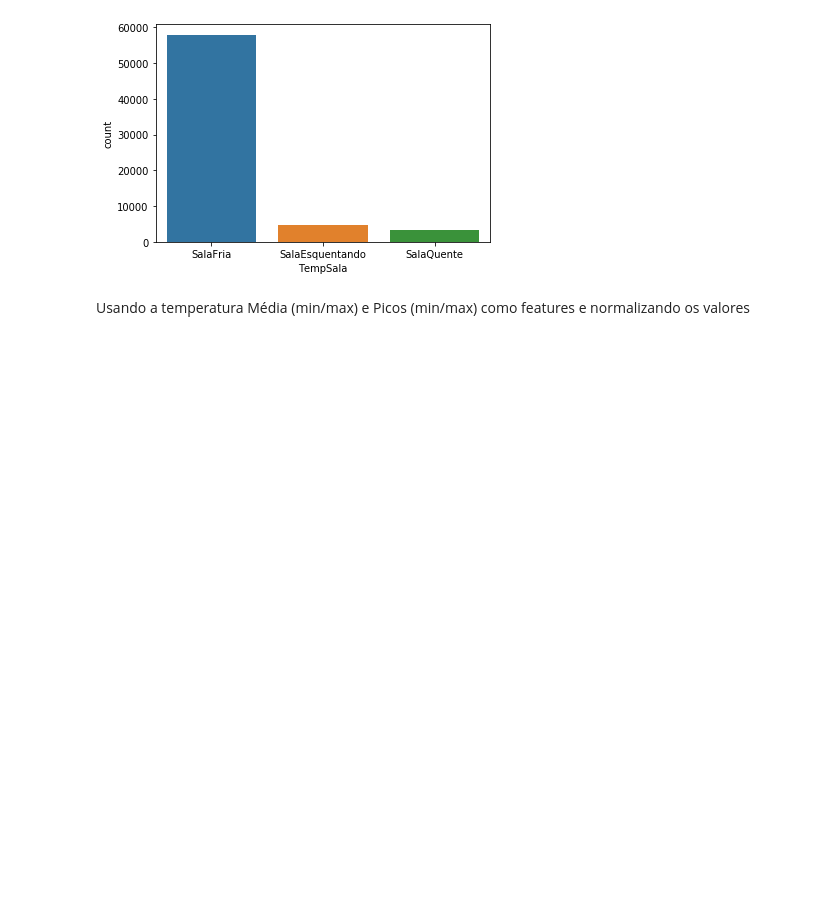
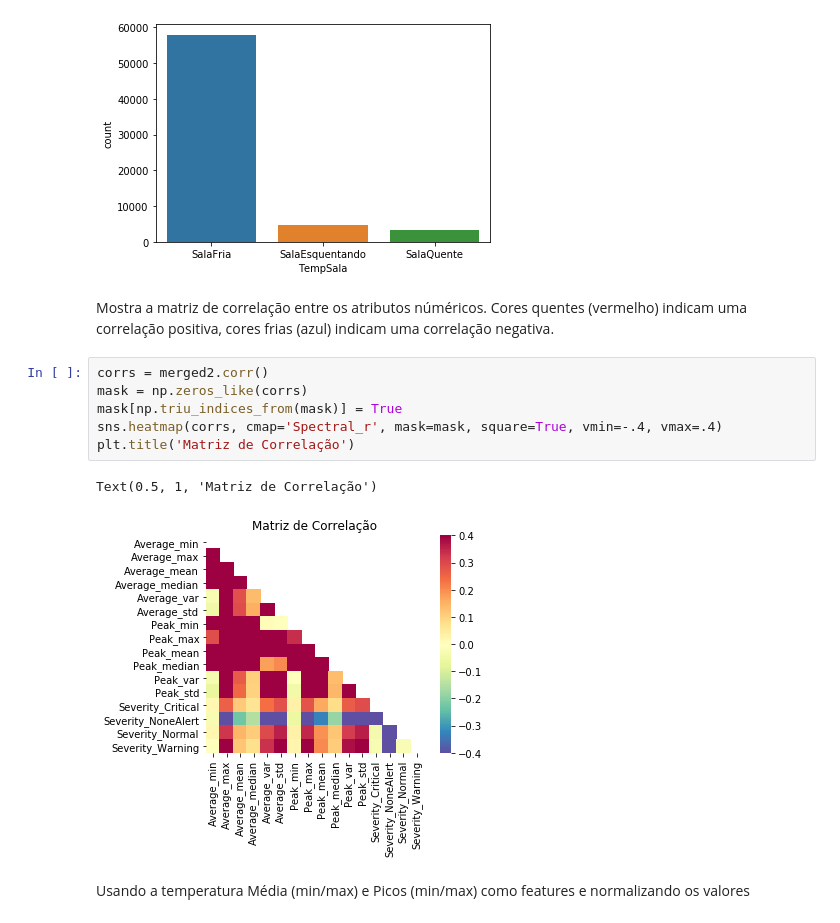
Before and after one commit to RomulosDS/TCC, a Jupyter notebook: prop4.ipynb, the cells around one changed output. Drawn from its saved outputs; the diff is of its cells as text; blank space fills up the shorter version.

Commit message:
incluso matriz de correlação

```diff
--- a/prop4.ipynb
+++ b/prop4.ipynb
@@ -197,6 +197,17 @@ Severity = sns.countplot(merged2['Severity'])
 TempSala = sns.countplot(merged2['TempSala'])
 # %% [output]
 [figure]
+# %% [markdown]
+Mostra a matriz de correlação entre os atributos núméricos. Cores quentes (vermelho) indicam uma correlação positiva, cores frias (azul) indicam uma correlação negativa.
+# %%
+corrs = merged2.corr()
+mask = np.zeros_like(corrs)
+mask[np.triu_indices_from(mask)] = True
+sns.heatmap(corrs, cmap='Spectral_r', mask=mask, square=True, vmin=-.4, vmax=.4)
+plt.title('Matriz de Correlação')
+# %% [output]
+Text(0.5, 1, 'Matriz de Correlação')
+[figure, added]
 # %% [markdown]
 Usando a temperatura Média (min/max) e Picos (min/max) como features e normalizando os valores
 # %%
```
